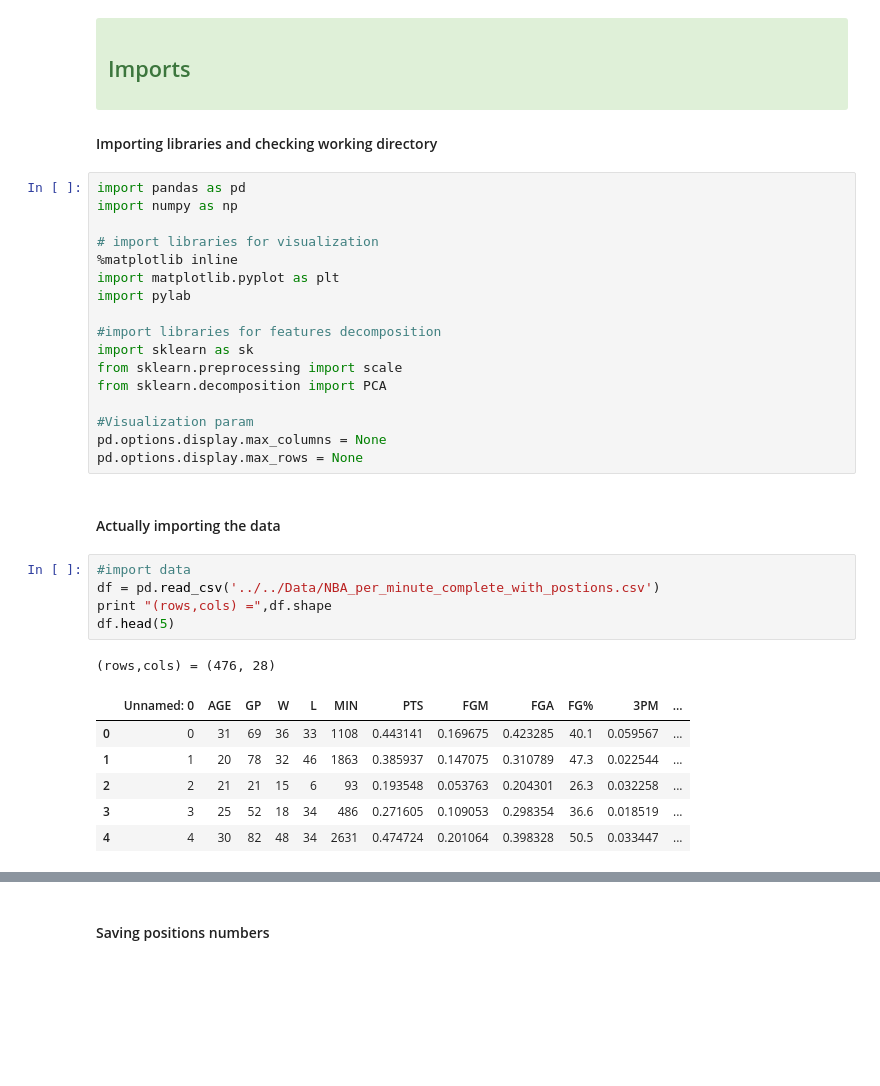
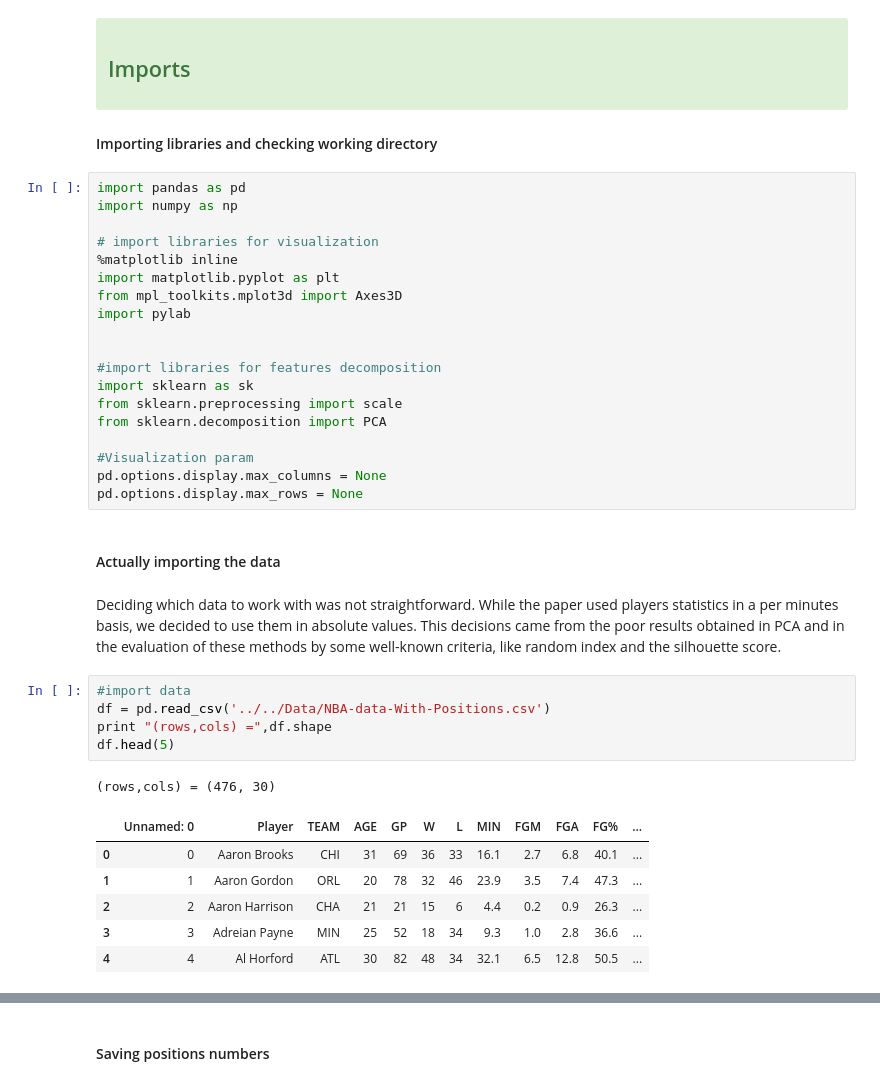
Before and after one commit to Gabriel-Azevedo-Ferreira/TDA-NBA, a Jupyter notebook: notebooks/Clustering/Standard Clustering techniques.ipynb, the cells around one changed output, grey strips where cells are left out. Saved outputs shown, nothing was run; the diff lists cells and outputs as text; blank space fills up the shorter version.

Commit message:
reviewed many notebooks, implemented copy of notebook for reducing dimensions, and plotted several clustering results in notebook Standard Clustering techniques

```diff
--- a/notebooks/Clustering/Standard Clustering techniques.ipynb
+++ b/notebooks/Clustering/Standard Clustering techniques.ipynb
@@ -21,7 +21,9 @@ import numpy as np
 # import libraries for visualization
 %matplotlib inline
 import matplotlib.pyplot as plt
+from mpl_toolkits.mplot3d import Axes3D
 import pylab
+
 
 #import libraries for features decomposition
 import sklearn as sk
@@ -33,16 +35,18 @@ pd.options.display.max_columns = None
 pd.options.display.max_rows = None
 # %% [markdown]
 <h4 class="alert alert-warning">Actually importing the data</h4>
+# %% [markdown]
+Deciding which data to work with was not straightforward. While the paper used players statistics in a per minutes basis, we decided to use them in absolute values. This decisions came from the poor results obtained in PCA and in the evaluation of these methods by some well-known criteria, like random index and the silhouette score.
 # %%
 #import data
-df = pd.read_csv('../../Data/NBA_per_minute_complete_with_postions.csv')
+df = pd.read_csv('../../Data/NBA-data-With-Positions.csv')
 print "(rows,cols) =",df.shape
 df.head(5)
 # %% [output]
-(rows,cols) = (476, 28)
+(rows,cols) = (476, 30)
-|  | Unnamed: 0 | AGE | GP | W | L | MIN | PTS | FGM | FGA | FG% | 3PM | ... |
-| 0 | 0 | 31 | 69 | 36 | 33 | 1108 | 0.443141 | 0.169675 | 0.423285 | 40.1 | 0.059567 | ... |
-| 1 | 1 | 20 | 78 | 32 | 46 | 1863 | 0.385937 | 0.147075 | 0.310789 | 47.3 | 0.022544 | ... |
-| 2 | 2 | 21 | 21 | 15 | 6 | 93 | 0.193548 | 0.053763 | 0.204301 | 26.3 | 0.032258 | ... |
-| 3 | 3 | 25 | 52 | 18 | 34 | 486 | 0.271605 | 0.109053 | 0.298354 | 36.6 | 0.018519 | ... |
-| 4 | 4 | 30 | 82 | 48 | 34 | 2631 | 0.474724 | 0.201064 | 0.398328 | 50.5 | 0.033447 | ... |
+|  | Unnamed: 0 | Player | TEAM | AGE | GP | W | L | MIN | FGM | FGA | FG% | ... |
+| 0 | 0 | Aaron Brooks | CHI | 31 | 69 | 36 | 33 | 16.1 | 2.7 | 6.8 | 40.1 | ... |
+| 1 | 1 | Aaron Gordon | ORL | 20 | 78 | 32 | 46 | 23.9 | 3.5 | 7.4 | 47.3 | ... |
+| 2 | 2 | Aaron Harrison | CHA | 21 | 21 | 15 | 6 | 4.4 | 0.2 | 0.9 | 26.3 | ... |
+| 3 | 3 | Adreian Payne | MIN | 25 | 52 | 18 | 34 | 9.3 | 1.0 | 2.8 | 36.6 | ... |
+| 4 | 4 | Al Horford | ATL | 30 | 82 | 48 | 34 | 32.1 | 6.5 | 12.8 | 50.5 | ... |
```
Also changed, not shown: parts of 62 cells of this notebook, 5 other files.
